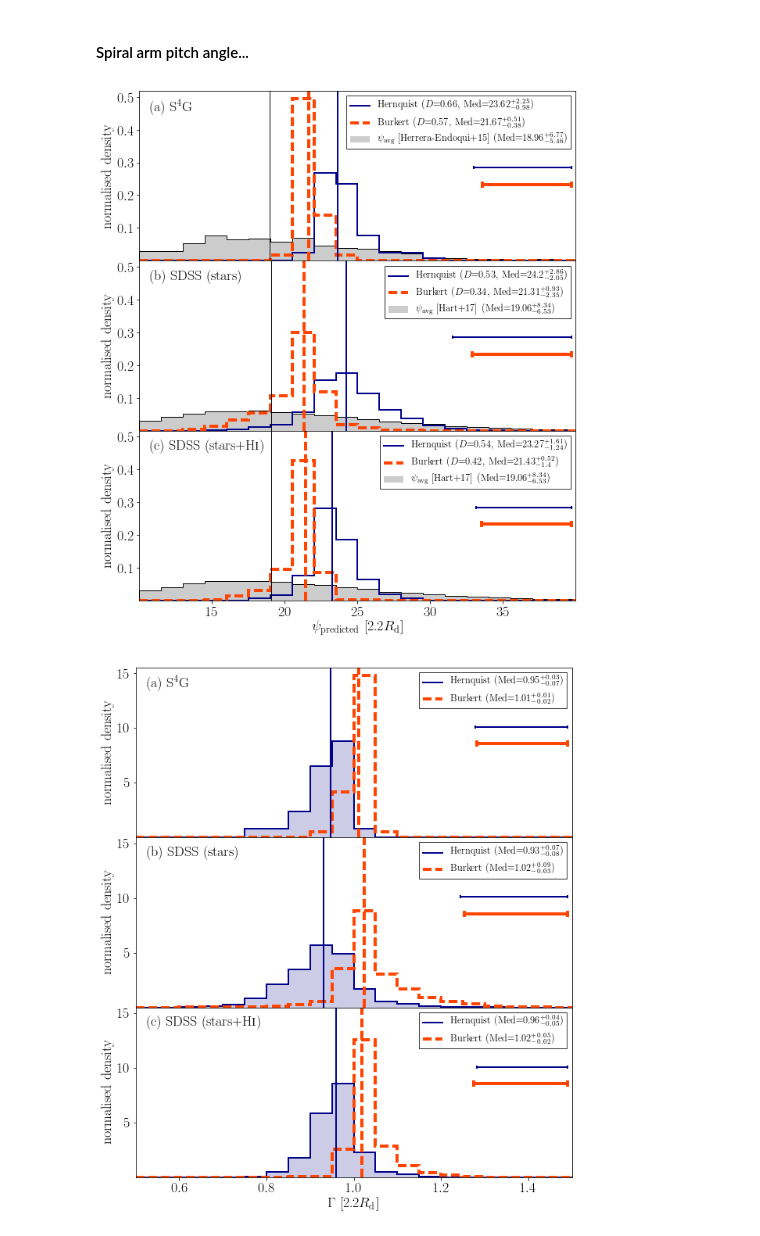
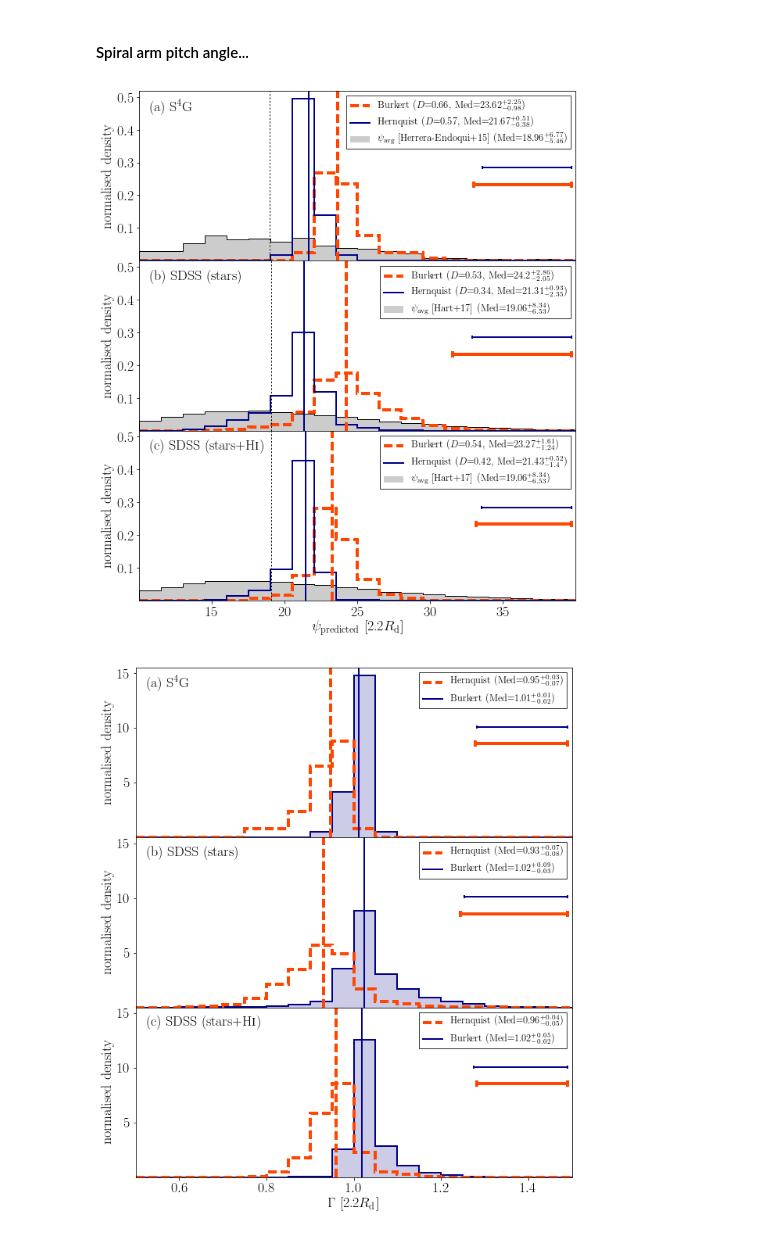
Before and after one commit to RossHart/Donghia_paper, a Jupyter notebook: science_distributions.ipynb, the cells around one changed output. Drawn from its saved outputs; the diff is of its cells as text; code cells hidden in the pictures.

```diff
--- a/science_distributions.ipynb
+++ b/science_distributions.ipynb
@@ -75,12 +75,12 @@ class ComparisonPlotter():
                     median_x = np.median(x)
                     plt.sca(ax)
                     _ = plt.axvline(median_x,color='k',lw=1,
-                                    label='_nolegend_')
+                                    linestyle='dotted',label='_nolegend_')
                 if self.mean_line is True:
                     mean_x = np.mean(x)
                     plt.sca(ax)
                     _ = plt.axvline(mean_x,color='k',lw=1,
-                                    label='_nolegend_')
+                                    linestyle='dotted',label='_nolegend_')
             _ = ax.set_ylabel(ylabel)
             _ = ax.text(0.025,0.95,'({}) {}'.format(letter,title),
                         transform=ax.transAxes,va='top',ha='left',zorder=10)
@@ -299,23 +302,25 @@ for i, label in enumerate(labels):
 _ = c.make_axes('$\psi_\mathrm{predicted}$ [2.2$R_\mathrm{d}$]',
                 'normalised density',dlabels=dlabels)
 
-c.histogram(dh,color='darkblue',lw=2,linestyle='solid',histtype='step')
-c.histogram(db,color='orangered',linestyle='dashed',lw=4,histtype='step')
+c.histogram(dh,color='orangered',linestyle='dashed',lw=4,histtype='step')
+c.histogram(db,color='darkblue',lw=2,linestyle='solid',histtype='step')
 
-c.label_maker(dh,color='darkblue',lw=2,linestyle='solid')
-c.label_maker(db,label='Burkert',color='orangered',linestyle='dashed',lw=4)
+c.label_maker(dh,label='Burkert',color='orangered',linestyle='dashed',lw=4)
+c.label_maker(db,color='darkblue',lw=2,linestyle='solid')
 
-c.errorbar(eh,(0.99,0.55),0.5,
+c.errorbar(eh,(0.99,0.45),0.5,
+           color='orangered',linestyle='dashed',lw=4,
+           capthick=4,capsize=4)
+c.errorbar(eb,(0.99,0.55),0.5,
            color='darkblue',lw=2,linestyle='solid',
            capthick=2,capsize=2)
-c.errorbar(eb,(0.99,0.45),0.5,
-           color='orangered',linestyle='dashed',lw=4,
-           capthick=4,capsize=4)
 
 for ax in c.axarr:
     ax.legend(fontsize=12.5,fancybox=False,edgecolor='k')
+
+c.fig.savefig('figures/psi_distributions.pdf')
 # %% [output]
-[figure, old version]
+[figure, new version]
 # %%
 bins = np.linspace(0.5,1.5,21)
 psi_obs = [np.array(s4g_psis['P_abs'][has_psi_s4g]),
@@ -330,40 +335,43 @@ c = ComparisonPlotter(Gamma_fake,bins,[r'S$^4$G',
                       n_subsets=3,median_line=True)
 
 dh = [s4g['Gamma_hernquist'][in_s4g_psi],
       sdss['Gamma_hernquist'][in_sdss_psi],
       sdss_w_gas['Gamma_hernquist'][in_sdss_psi]]
 
 db = [s4g['Gamma_burkert'][in_s4g_psi],
       sdss['Gamma_burkert'][in_sdss_psi],
       sdss_w_gas['Gamma_burkert'][in_sdss_psi]]
 
 eh = [s4g['delta_Gamma_hernquist'][in_s4g_psi],
       sdss['delta_Gamma_hernquist'][in_sdss_psi],
       sdss_w_gas['delta_Gamma_hernquist'][in_sdss_psi]]
 
 eb = [s4g['delta_Gamma_burkert'][in_s4g_psi],
       sdss['delta_Gamma_burkert'][in_sdss_psi],
       sdss_w_gas['delta_Gamma_burkert'][in_sdss_psi]]
 
 _ = c.make_axes('$\Gamma$ [2.2$R_\mathrm{d}$]',
                 'normalised density',dlabels=dlabels,plot_comparison=False)
 
-c.histogram(dh,color='darkblue',lw=2,linestyle='solid',histtype='step')
-c.histogram(dh,color='darkblue',alpha=0.2,histtype='stepfilled')
-c.histogram(db,color='orangered',linestyle='dashed',lw=4,histtype='step')
+c.histogram(db,color='darkblue',lw=2,linestyle='solid',histtype='step')
+c.histogram(db,color='darkblue',alpha=0.2,histtype='stepfilled')
+c.histogram(dh,color='orangered',linestyle='dashed',lw=4,histtype='step')
 
-c.errorbar(eh,(0.99,0.65),0.5,
+c.errorbar(eh,(0.99,0.55),0.5,
+           color='orangered',linestyle='dashed',lw=4,
+           capthick=4,capsize=4)
+c.errorbar(eb,(0.99,0.65),0.5,
            color='darkblue',lw=2,linestyle='solid',
            capthick=2,capsize=2)
-c.errorbar(eb,(0.99,0.55),0.5,
-           color='orangered',linestyle='dashed',lw=4,
-           capthick=4,capsize=4)
 
-c.label_maker(dh,color='darkblue',lw=2,linestyle='solid',ks=False)
-c.label_maker(db,label='Burkert',color='orangered',linestyle='dashed',lw=4,
+c.label_maker(dh,label='Hernquist',color='orangered',linestyle='dashed',
+              lw=4,ks=False)
+c.label_maker(db,label='Burkert',color='darkblue',lw=2,linestyle='solid',
               ks=False)
 
 for ax in c.axarr:
     ax.legend(fontsize=12.5,fancybox=False,edgecolor='k')
+
+c.fig.savefig('figures/Gamma_distributions.pdf')
 # %% [output]
-[figure, old version]
+[figure, new version]
```
Also changed, not shown: parts of 1 cell of this notebook, 4 other files.
